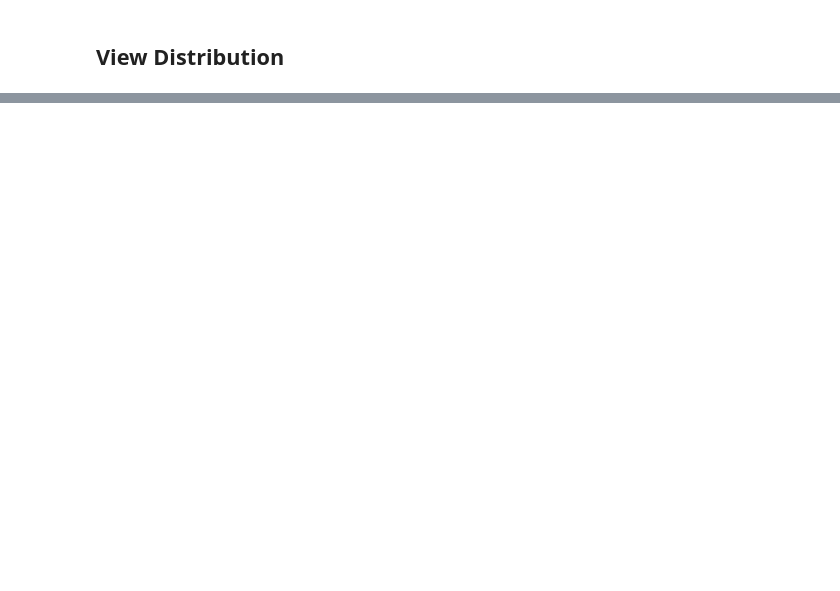
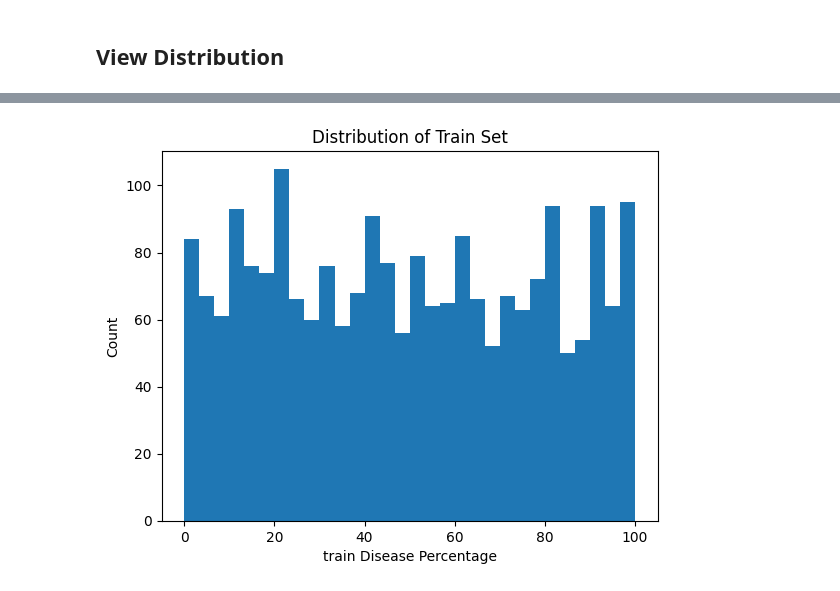
Before and after one commit to KimieCrafter/AI-Note-IIUM, a Jupyter notebook: Deep_Learning/Project/Final_Main2.ipynb, the cells around one changed output, grey strips where cells are left out. Drawn from its saved outputs; the diff is of its cells as text; code cells hidden in the pictures; blank space fills up the shorter version.

```diff
--- a/Deep_Learning/Project/Final_Main2.ipynb
+++ b/Deep_Learning/Project/Final_Main2.ipynb
@@ -594,0 +665,15 @@ plt.show()
+# %%
+# ====================================================
+#                Train Dataset Distribution
+# ====================================================
+
+df_pred = pd.read_csv('C:/IIUM/AI Note IIUM/Deep_Learning/Project/Data/train.csv')
+df_pred['label'] = df_pred['label'].astype(float)
+
+plt.hist(df_pred['label'], bins=30,)
+plt.xlabel('train Disease Percentage')
+plt.ylabel('Count')
+plt.title('Distribution of Train Set')
+plt.show()
+# %% [output]
+[figure, added]
```
Also changed, not shown: parts of 6 cells of this notebook, 5 other files.
